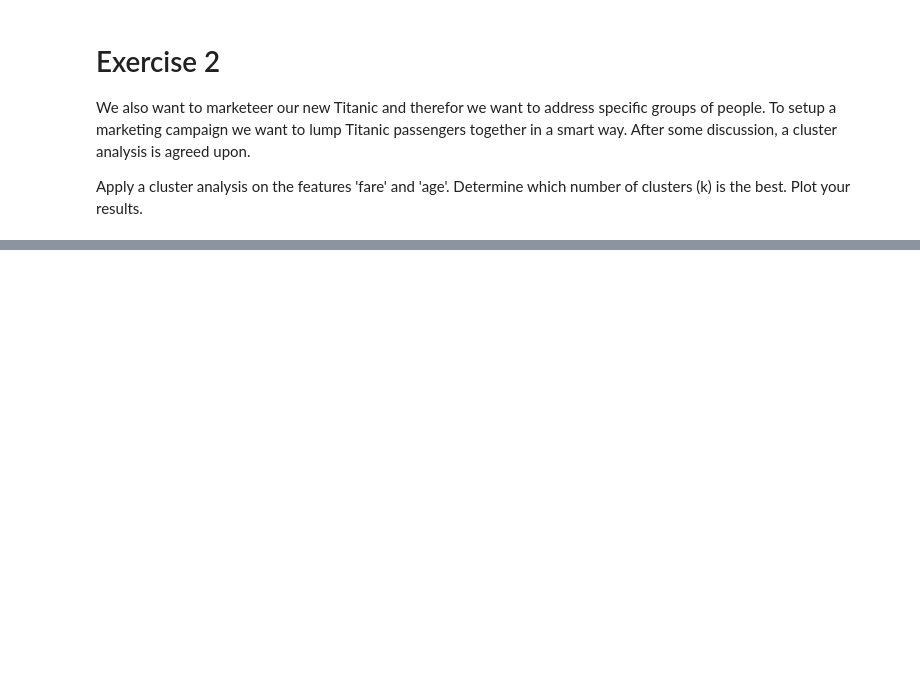
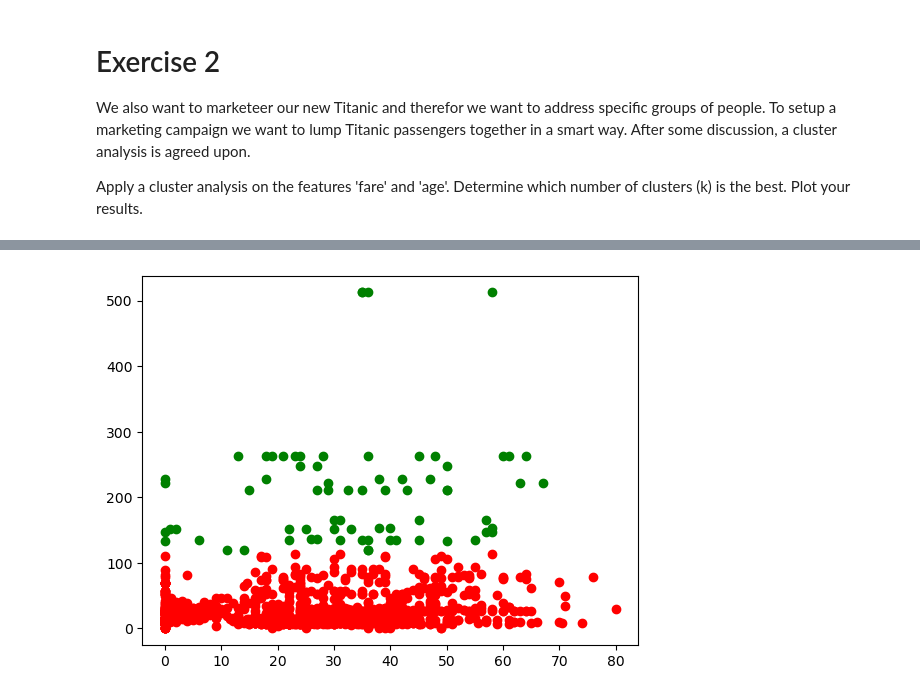
Before and after one commit to strvcom/ds-academy, a Jupyter notebook: lectures/03_lecture/supervised_unsupervised_learning.ipynb, the cells around one changed output, grey strips where cells are left out. Drawn from its saved outputs; the diff is of its cells as text; code cells hidden in the pictures; blank space fills up the shorter version.

```diff
--- a/lectures/03_lecture/supervised_unsupervised_learning.ipynb
+++ b/lectures/03_lecture/supervised_unsupervised_learning.ipynb
@@ -332,3 +353,16 @@ We also want to marketeer our new Titanic and therefor we want to address specif
 
 
 Apply a cluster analysis on the features 'fare' and 'age'. Determine which number of clusters (k) is the best. Plot your results.
+# %%
+# reload the data to ensure that there are no hidden references
+
+from sklearn.datasets import fetch_openml
+
+X, y = fetch_openml('titanic', version=1, as_frame=True, return_X_y=True)
+X.drop(['boat', 'body', 'home.dest', 'name', 'cabin', 'ticket'], axis=1, inplace=True)
+X['age'] = X['age'].fillna(0)
+
+mask = ~pd.isnull(X[['fare', 'embarked']]).any(1)
+X, y = X[mask].reset_index(drop=True), y[mask].reset_index(drop=True)
+# %%
+X_fare_age = X[['fare', 'age']]
@@ -334,0 +389,14 @@ Apply a cluster analysis on the features 'fare' and 'age'. Determine which numbe
+# %%
+# #Initialize the class object
+kmeans_optimal = KMeans(n_clusters=2)
+
+# #predict the labels of clusters.
+predictions_optimal = kmeans_optimal.fit_predict(X_fare_age)
+
+# # #filter rows of original data
+for label, colour in zip(range(2), ['red', 'green']):
+     filtered_label = X_fare_age[predictions_optimal == label]
+     plt.scatter(filtered_label['age'] , filtered_label['fare'], color=colour)
+plt.show()
+# %% [output]
+[figure, added]
```
Also changed, not shown: parts of 5 cells of this notebook.
